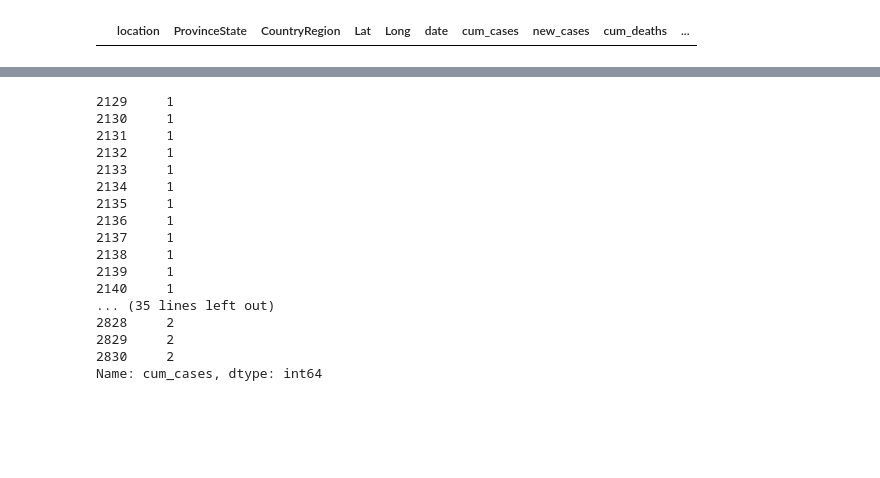
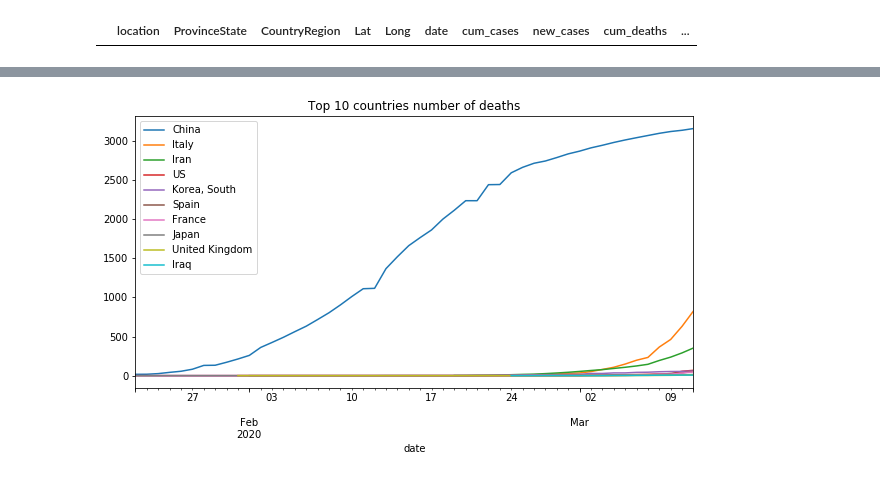
Before and after one commit to mustakarhu/ELY-Python-for-Data-Science, a Jupyter notebook: ncov/ncov.ipynb, the cells around one changed output, grey strips where cells are left out. Drawn from its saved outputs; the diff is of its cells as text; code cells hidden in the pictures; blank space fills up the shorter version.

```diff
--- a/ncov/ncov.ipynb
+++ b/ncov/ncov.ipynb
@@ -222,20 +194,10 @@ for country in countries_northAmerica:
-# %%
-df[df.CountryRegion == 'US'].cum_cases.iloc[100:150]
-# %% [output]
-2129     1
-2130     1
-2131     1
-2132     1
-2133     1
-2134     1
-2135     1
-2136     1
-2137     1
-2138     1
-2139     1
-2140     1
-... (35 lines left out)
-2828     2
-2829     2
-2830     2
-Name: cum_cases, dtype: int64
+# %%
+most_deaths = df.groupby('CountryRegion').new_deaths.sum().sort_values(ascending = False).head(N).index.tolist()[:]
+
+figure, ax = plt.subplots(1, 1, figsize = (10, 5))
+for country in most_deaths:
+    ax0 = df[(df.CountryRegion == country) & (df.date >= start_date)].groupby('date').cum_deaths.sum().plot(x='date', kind = 'line', legend=True, label=country, ax=ax)
+
+g = ax0.set(title = f'Top {N} countries number of deaths')
+# %% [output]
+[figure, added]
```
Also changed, not shown: parts of 21 cells of this notebook, 1 other file.
